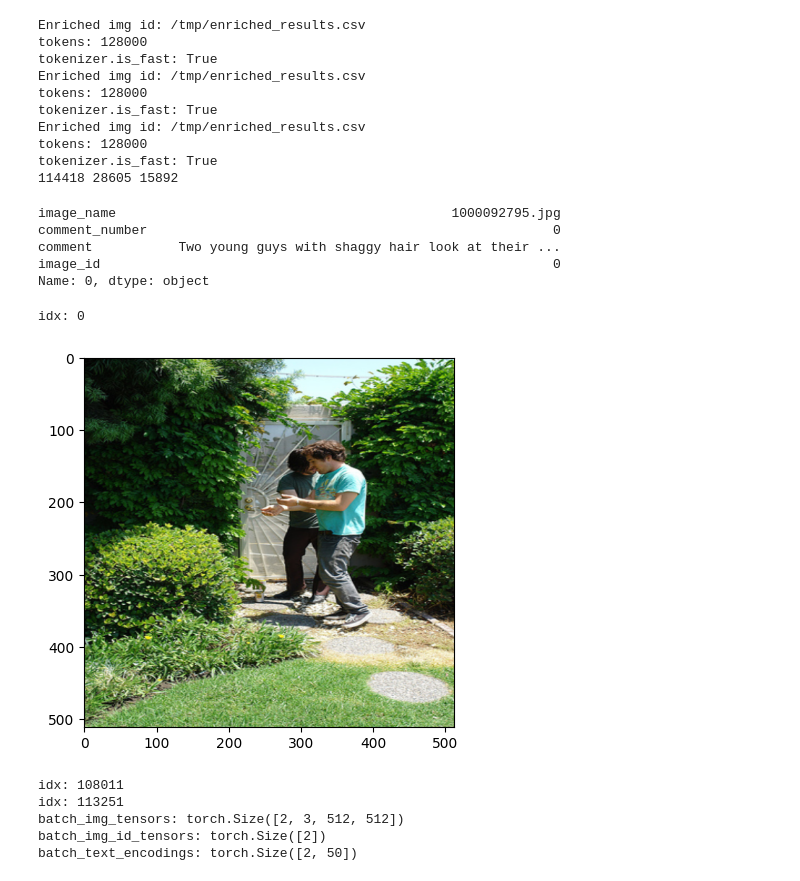
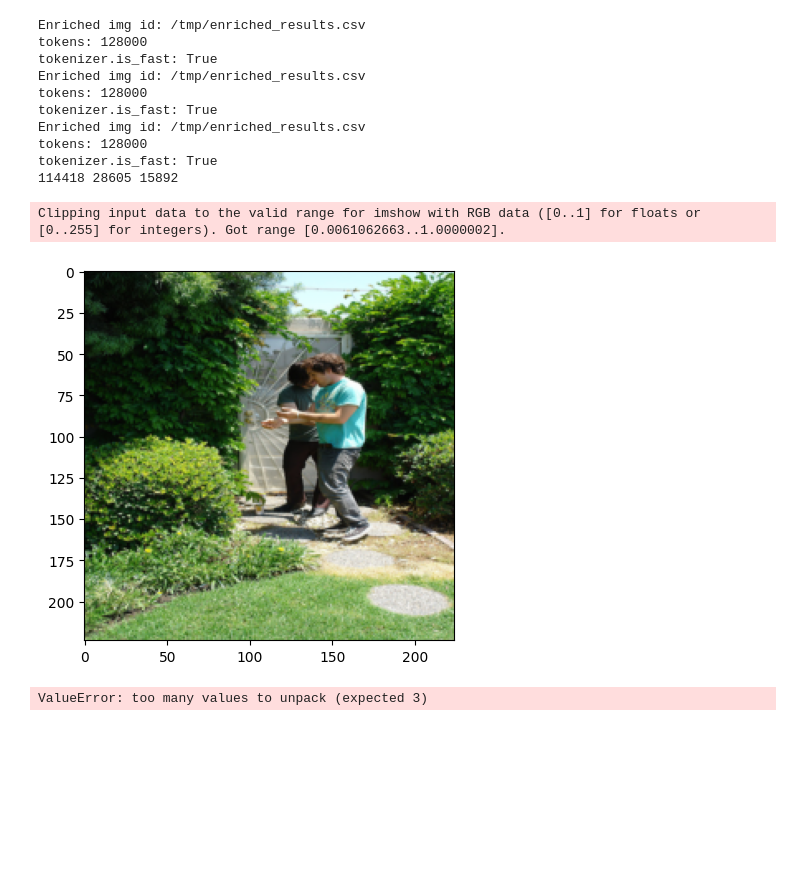
Before and after one commit to Chengbai/notebooks, a Jupyter notebook: fliker_30k_img_comments.ipynb, the cells around one changed output. Cells and saved outputs as stored; diff of their text form; code cells hidden in the pictures; blank space fills up the shorter version.

```diff
--- a/fliker_30k_img_comments.ipynb
+++ b/fliker_30k_img_comments.ipynb
@@ -53,18 +53,9 @@ test_dataset.cache_data()
-# %%
-item = train_dataset.img_comments_df.iloc[0]
-item
-# %% [output]
-image_name                                           1000092795.jpg
-comment_number                                                    0
-comment           Two young guys with shaggy hair look at their ...
-image_id                                                          0
-Name: 0, dtype: object
 # %%
-img_tensor, img_id_tensor, comment_encoding = train_dataset[0]
+img_tensor, img_id_tensor, comment_encoding, comment_mask = train_dataset[0]
 show_img_tensor_CHW(img_tensor)
 # %% [output]
-idx: 0
+Clipping input data to the valid range for imshow with RGB data ([0..1] for floats or [0..255] for integers). Got range [0.0061062663..1.0000002].
-[figure, old version]
+[figure, new version]
 # %%
 # Data Loader
 BATCH_SIZE = 2
@@ -75,15 +66,12 @@ test_dataloader = DataLoader(test_dataset, batch_size=BATCH_SIZE, shuffle=True)
 # for batch_data in train_dataloader:
 #     print(train_dataloader)
 #     break
-batch_img_tensors, batch_img_id_tensors, batch_text_encodings = next(iter(train_dataloader))
+batch_img_tensors, batch_img_id_tensors, batch_text_encodings, batch_text_masks = next(iter(train_dataloader))
 print(f"batch_img_tensors: {batch_img_tensors.size()}")
 print(f"batch_img_id_tensors: {batch_img_id_tensors.size()}")
 print(f"batch_text_encodings: {batch_text_encodings.size()}")
+print(f"batch_text_masks: {batch_text_masks.size()}")
 # %% [output]
-idx: 108011
-idx: 113251
-batch_img_tensors: torch.Size([2, 3, 512, 512])
-batch_img_id_tensors: torch.Size([2])
-batch_text_encodings: torch.Size([2, 50])
+ValueError: too many values to unpack (expected 3)
 # %%
 plt.imshow(batch_img_tensors[0].permute(1, 2, 0)) # C x H x W => H x W x C
```
Also changed, not shown: parts of 2 cells of this notebook, 6 other files.
